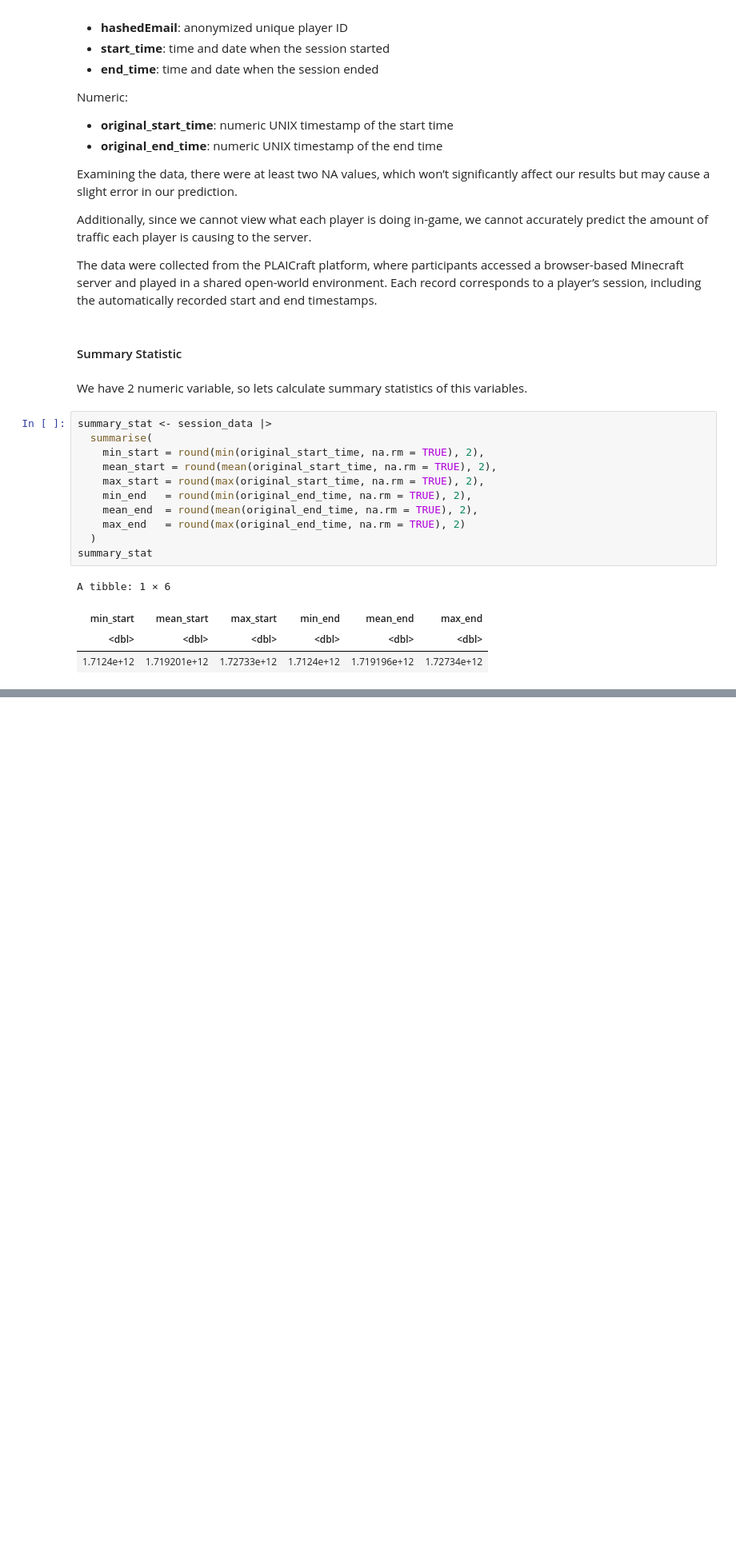
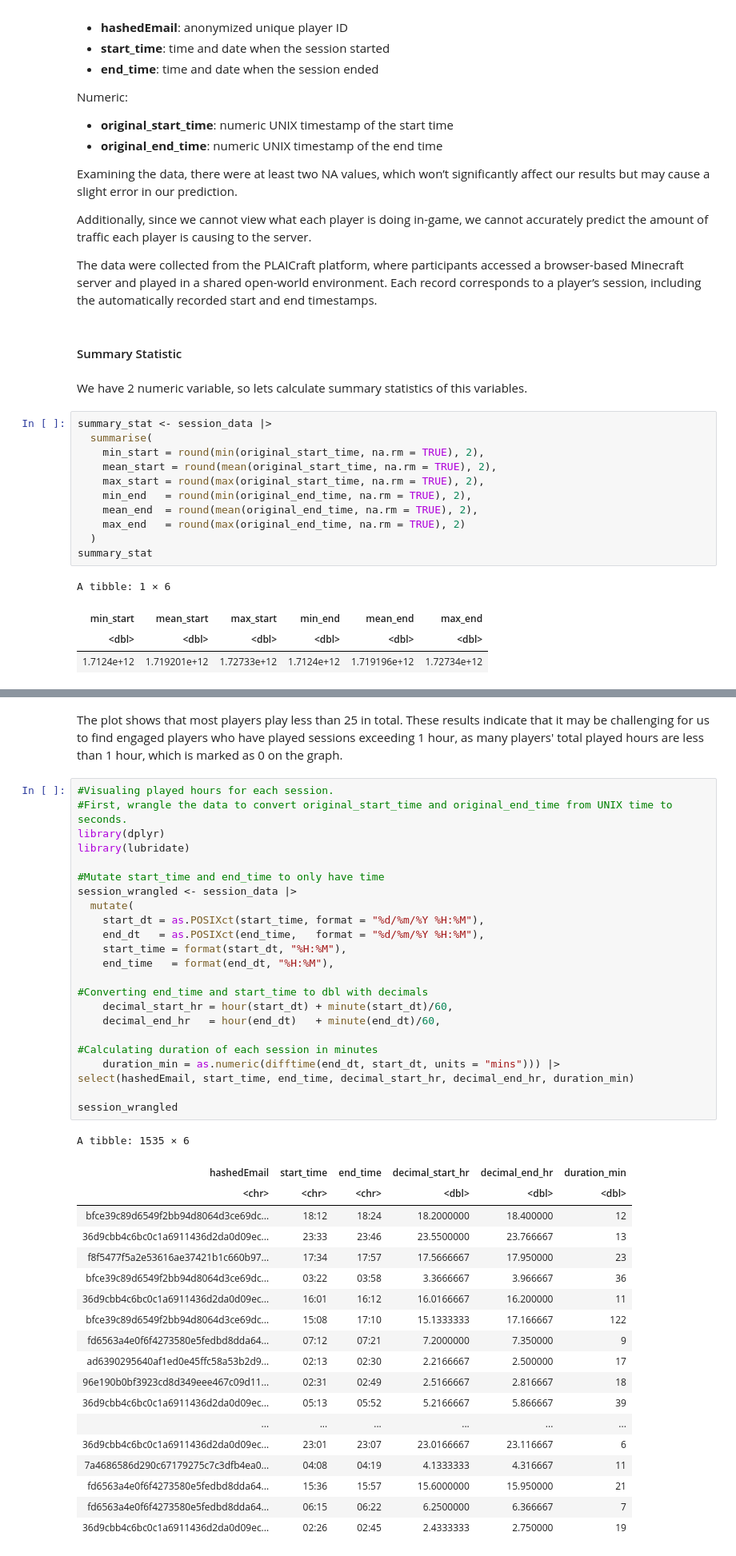
Before and after one commit to danchoi0320-ui/Individual-Planning-Report-DanChoi-group20, a Jupyter notebook: Individual Planning Report Dan Choi.ipynb, the cells around one changed output, grey strips where cells are left out. Shown: that part at 80% size. Saved outputs shown, nothing was run; the diff lists cells and outputs as text; blank space fills up the shorter version.

```diff
--- a/Individual Planning Report Dan Choi.ipynb
+++ b/Individual Planning Report Dan Choi.ipynb
@@ -118,0 +234,45 @@ For original_end_time:
+# %% [markdown]
+The plot shows that most players play less than 25 in total. These results indicate that it may be challenging for us to find engaged players who have played sessions exceeding 1 hour, as many players' total played hours are less than 1 hour, which is marked as 0 on the graph.
+# %%
+#Visualing played hours for each session.
+#First, wrangle the data to convert original_start_time	and original_end_time from UNIX time to seconds.
+library(dplyr)
+library(lubridate)
+
+#Mutate start_time and end_time to only have time
+session_wrangled <- session_data |>
+  mutate(
+    start_dt = as.POSIXct(start_time, format = "%d/%m/%Y %H:%M"),
+    end_dt   = as.POSIXct(end_time,   format = "%d/%m/%Y %H:%M"),
+    start_time = format(start_dt, "%H:%M"),
+    end_time   = format(end_dt, "%H:%M"),
+
+#Converting end_time and start_time to dbl with decimals
+    decimal_start_hr = hour(start_dt) + minute(start_dt)/60,
+    decimal_end_hr   = hour(end_dt)   + minute(end_dt)/60,
+
+#Calculating duration of each session in minutes
+    duration_min = as.numeric(difftime(end_dt, start_dt, units = "mins"))) |>
+select(hashedEmail, start_time, end_time, decimal_start_hr, decimal_end_hr, duration_min)
+
+session_wrangled
+# %% [output]
+A tibble: 1535 × 6
+| hashedEmail | start_time | end_time | decimal_start_hr | decimal_end_hr | duration_min |
+| <chr> | <chr> | <chr> | <dbl> | <dbl> | <dbl> |
+| bfce39c89d6549f2bb94d8064d3ce69dc... | 18:12 | 18:24 | 18.2000000 | 18.400000 | 12 |
+| 36d9cbb4c6bc0c1a6911436d2da0d09ec... | 23:33 | 23:46 | 23.5500000 | 23.766667 | 13 |
+| f8f5477f5a2e53616ae37421b1c660b97... | 17:34 | 17:57 | 17.5666667 | 17.950000 | 23 |
+| bfce39c89d6549f2bb94d8064d3ce69dc... | 03:22 | 03:58 | 3.3666667 | 3.966667 | 36 |
+| 36d9cbb4c6bc0c1a6911436d2da0d09ec... | 16:01 | 16:12 | 16.0166667 | 16.200000 | 11 |
+| bfce39c89d6549f2bb94d8064d3ce69dc... | 15:08 | 17:10 | 15.1333333 | 17.166667 | 122 |
+| fd6563a4e0f6f4273580e5fedbd8dda64... | 07:12 | 07:21 | 7.2000000 | 7.350000 | 9 |
+| ad6390295640af1ed0e45ffc58a53b2d9... | 02:13 | 02:30 | 2.2166667 | 2.500000 | 17 |
+| 96e190b0bf3923cd8d349eee467c09d11... | 02:31 | 02:49 | 2.5166667 | 2.816667 | 18 |
+| 36d9cbb4c6bc0c1a6911436d2da0d09ec... | 05:13 | 05:52 | 5.2166667 | 5.866667 | 39 |
+| ... | ... | ... | ... | ... | ... |
+| 36d9cbb4c6bc0c1a6911436d2da0d09ec... | 23:01 | 23:07 | 23.0166667 | 23.116667 | 6 |
+| 7a4686586d290c67179275c7c3dfb4ea0... | 04:08 | 04:19 | 4.1333333 | 4.316667 | 11 |
+| fd6563a4e0f6f4273580e5fedbd8dda64... | 15:36 | 15:57 | 15.6000000 | 15.950000 | 21 |
+| fd6563a4e0f6f4273580e5fedbd8dda64... | 06:15 | 06:22 | 6.2500000 | 6.366667 | 7 |
+| 36d9cbb4c6bc0c1a6911436d2da0d09ec... | 02:26 | 02:45 | 2.4333333 | 2.750000 | 19 |
```
Also changed, not shown: parts of 10 cells of this notebook.
